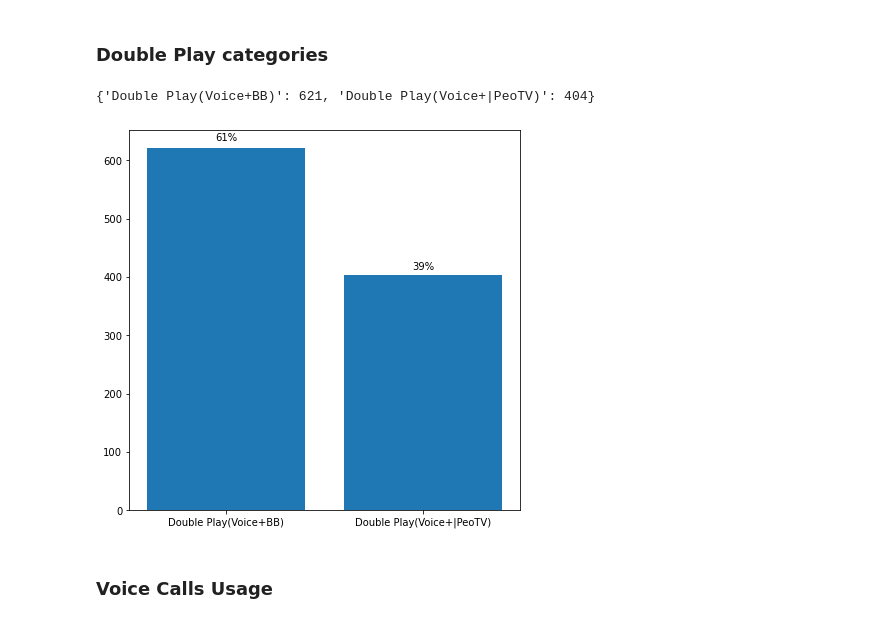
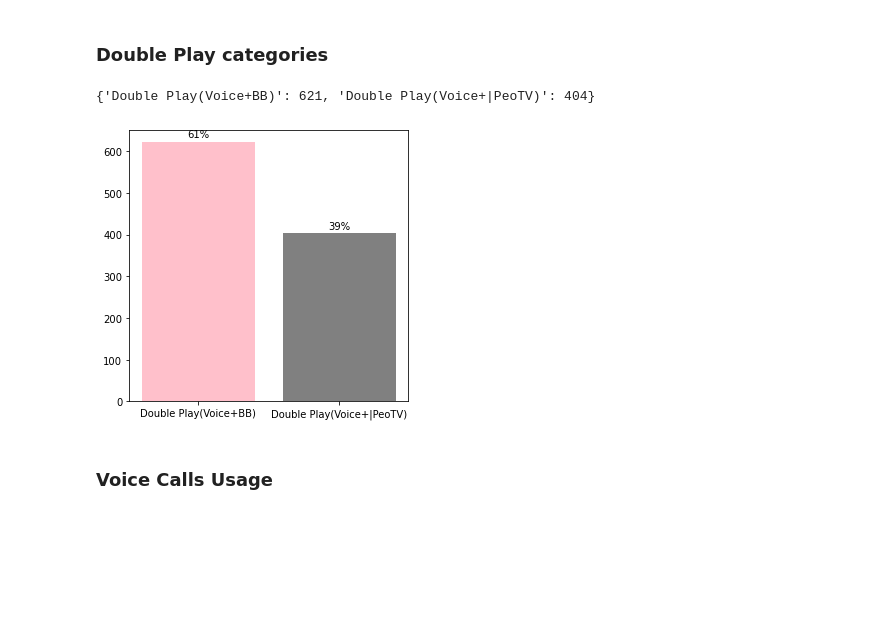
Before and after one commit to cmadusankahw/leve-4-research-hybrid-recommender-for-fixed-line-telco, a Jupyter notebook: Cluster Analysis.ipynb, the cells around one changed output. Drawn from its saved outputs; the diff is of its cells as text; code cells hidden in the pictures; blank space fills up the shorter version.

```diff
--- a/Cluster Analysis.ipynb
+++ b/Cluster Analysis.ipynb
@@ -716,23 +629,24 @@ for p in ax.patches:
 # %%
 tv_users = cluster_2[(cluster_2["BB_Categorical"] == "NO") & (cluster_2["PEO_TV_Categorical"] != "NO")]["event_source.hash"].count()
 bb_users = cluster_2[(cluster_2["BB_Categorical"] != "NO") & (cluster_2["PEO_TV_Categorical"] == "NO")]["event_source.hash"].count()
 new_dict= {"Double Play(Voice+BB)": bb_users, "Double Play(Voice+|PeoTV)": tv_users}
 print(new_dict)
 
-fig,ax = plt.subplots(figsize=(7,7))
-ax.bar(*zip(*new_dict.items()))
+colors=["pink","gray"]
+fig,ax = plt.subplots(figsize=(5,5))
+ax.bar(*zip(*new_dict.items()), color=colors)
 for p in ax.patches:
     total_height = total_height + p.get_height()
 
 for p in ax.patches:
     width = p.get_width()
     height = p.get_height()
     x, y = p.get_xy()
     ax.annotate(f'{height/1025:.0%}', (x + width/2, y + height*1.02), ha='center')
 plt.show()
 # %% [output]
 {'Double Play(Voice+BB)': 621, 'Double Play(Voice+|PeoTV)': 404}
-[figure, old version]
+[figure, new version]
 # %% [markdown]
 ### Voice Calls Usage
 # %%
```
Also changed, not shown: parts of 41 cells of this notebook, 1 other file.
